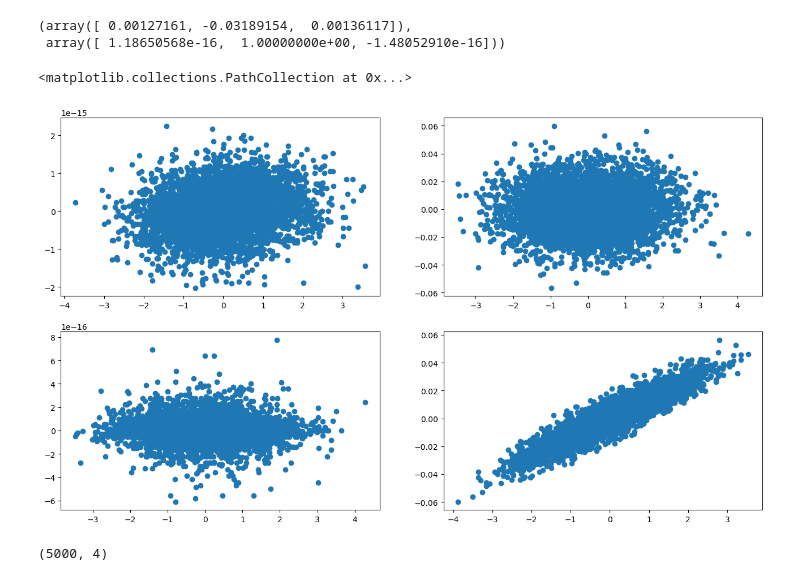
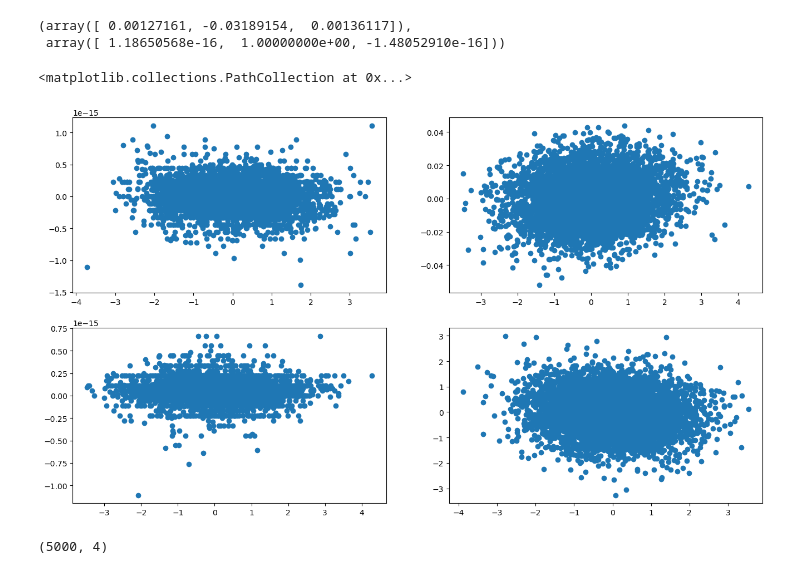
Before and after one commit to dmochow/gca, a Jupyter notebook: code/python/notebooks/test_run_gca.ipynb, the cells around one changed output. Cells and saved outputs as stored; diff of their text form; code cells hidden in the pictures.

```diff
--- a/code/python/notebooks/test_run_gca.ipynb
+++ b/code/python/notebooks/test_run_gca.ipynb
@@ -12,0 +52,11 @@ from gca import gc_block_covariance, gca_obj, gca_obj_v, gca_obj_w, unit_norm
+# %%
+## standardize the data in X
+X = X / np.tile( np.std(X, axis=1) , (N,1) ).T
+# %%
+# form a copy of X but with time reversed
+Xr = np.fliplr(X)
+# %%
+# samples, then channels
+X = X.T
+Xr = Xr.T
+X.shape, Xr.shape
@@ -27,3 +66,0 @@ s3=stats['S'][0][0][2,:]
-# %%
-blkR1, Rtilde = gc_block_covariance(x,L) # forward time
-blkR1r, Rtilder = gc_block_covariance(xr,L) # reverse time
@@ -160,18 +197,18 @@ v.T@A, vtrue.T@A
 (array([ 0.00127161, -0.03189154,  0.00136117]),
  array([ 1.18650568e-16,  1.00000000e+00, -1.48052910e-16]))
 # %%
-y_hat_1 = x@results[0]['w']
-z_hat_1 = x@results[0]['v']
-y_hat_2 = x@results[1]['w']
-z_hat_2 = x@results[1]['v']
+y_hat_1 = x@results[1]['w']
+z_hat_1 = x@results[1]['v']
+y_hat_2 = x@results[2]['w']
+z_hat_2 = x@results[2]['v']
 fig, ax = plt.subplots(2,2,figsize=(16,9))
 ax[0,0].scatter(s1,y_hat_1)
 ax[0,1].scatter(s2,z_hat_1)
 ax[1,0].scatter(s2,y_hat_2)
 ax[1,1].scatter(s3,z_hat_2)
 # %% [output]
 <matplotlib.collections.PathCollection at 0x...>
-[figure, old version]
+[figure, new version]
 # %%
 convmat = scipy.linalg.convolution_matrix(y_hat, L, mode='full')[0:-L+1,:]
 # add a column of ones to convmat
```
Also changed, not shown: parts of 24 cells of this notebook.
